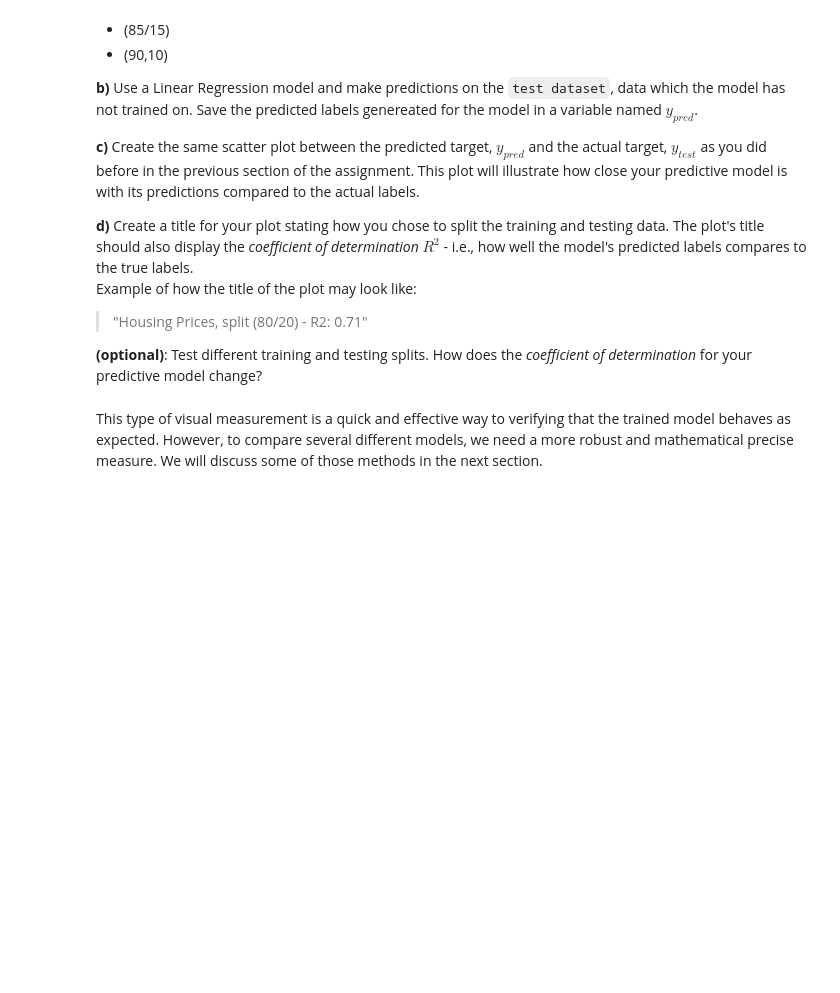
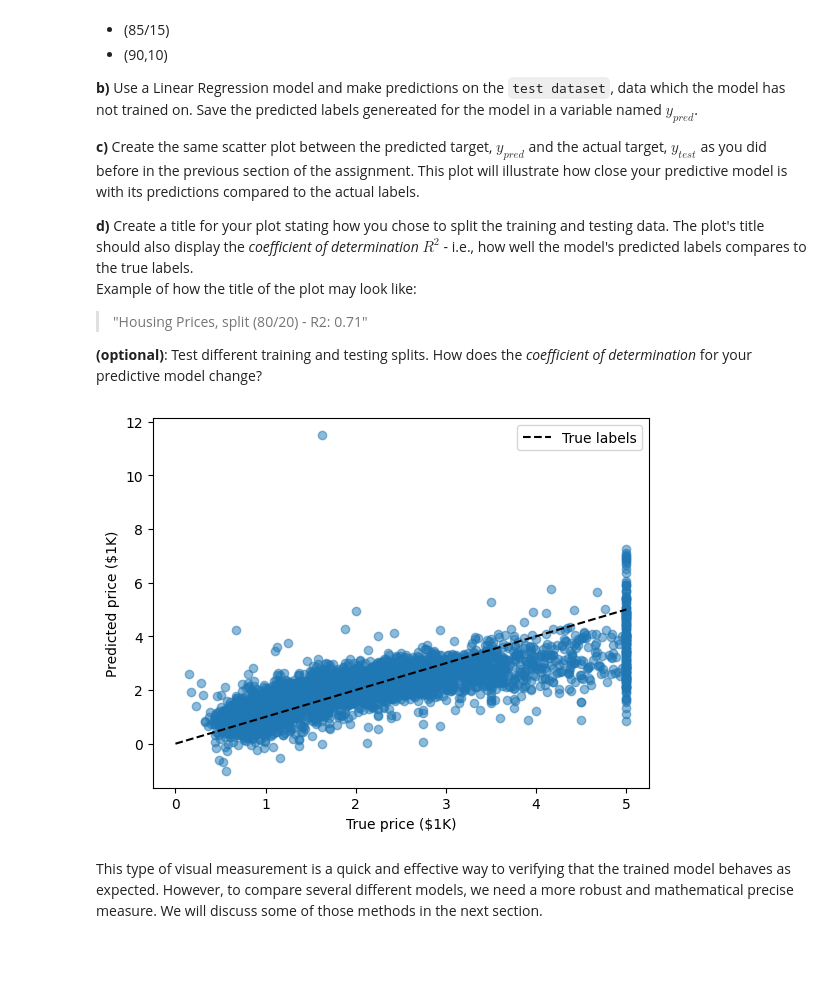
Before and after one commit to Adriboss13/Assignements, a Jupyter notebook: Assignments/Practical/PracticalNotebook3.ipynb, the cells around one changed output. Saved outputs shown, nothing was run; the diff lists cells and outputs as text; code cells hidden in the pictures; blank space fills up the shorter version.

```diff
--- a/Assignments/Practical/PracticalNotebook3.ipynb
+++ b/Assignments/Practical/PracticalNotebook3.ipynb
@@ -179,24 +178,32 @@ Example of how the title of the plot may look like:
 # %%
 import matplotlib.pyplot as plt
 from sklearn import datasets
 from sklearn.datasets  import fetch_california_housing
+from sklearn.model_selection import train_test_split
+from sklearn.metrics import r2_score
 california = fetch_california_housing()
 
 # YOUR CODE HERE
-#
-#
-
+split_ratio = 0.8
+X, y = california.data, california.target
+X_train, X_test, y_train, y_test = train_test_split(X, y, test_size=(1 - split_ratio), random_state=42)
+model = LinearRegression().fit(X_train, y_train)
+ypred = model.predict(X_test)
+r2 = r2_score(y_test, ypred)
+plt.scatter(y_test, ypred, alpha=0.5)
 
 
 
 # CODE PROVIDED TO COMPARE YOUR RESULTS AGAINST THE ACTUAL LABELS
 xlim = [0, 5]
 ylim = [0, 5]
 plt.plot(xlim, ylim, '--k', label=f"True labels")
 plt.xlabel("True price ($1K)")
 plt.ylabel("Predicted price ($1K)")
 plt.legend()
 plt.show()
+# %% [output]
+[figure, added]
 # %% [markdown]
 This type of visual measurement is a quick and effective way to verifying that the trained model behaves as expected. However, to compare several different models, we need a more robust and mathematical precise measure. We will discuss some of those methods in the next section.
 
```
Also changed, not shown: parts of 6 cells of this notebook.
